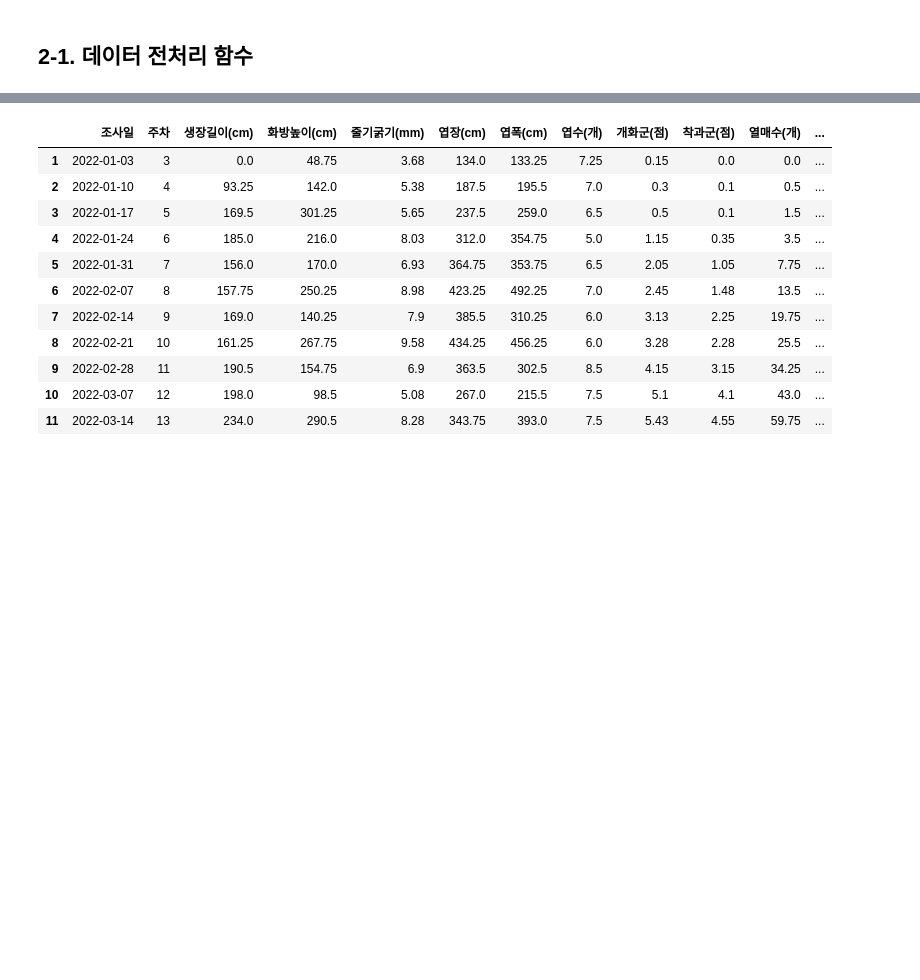
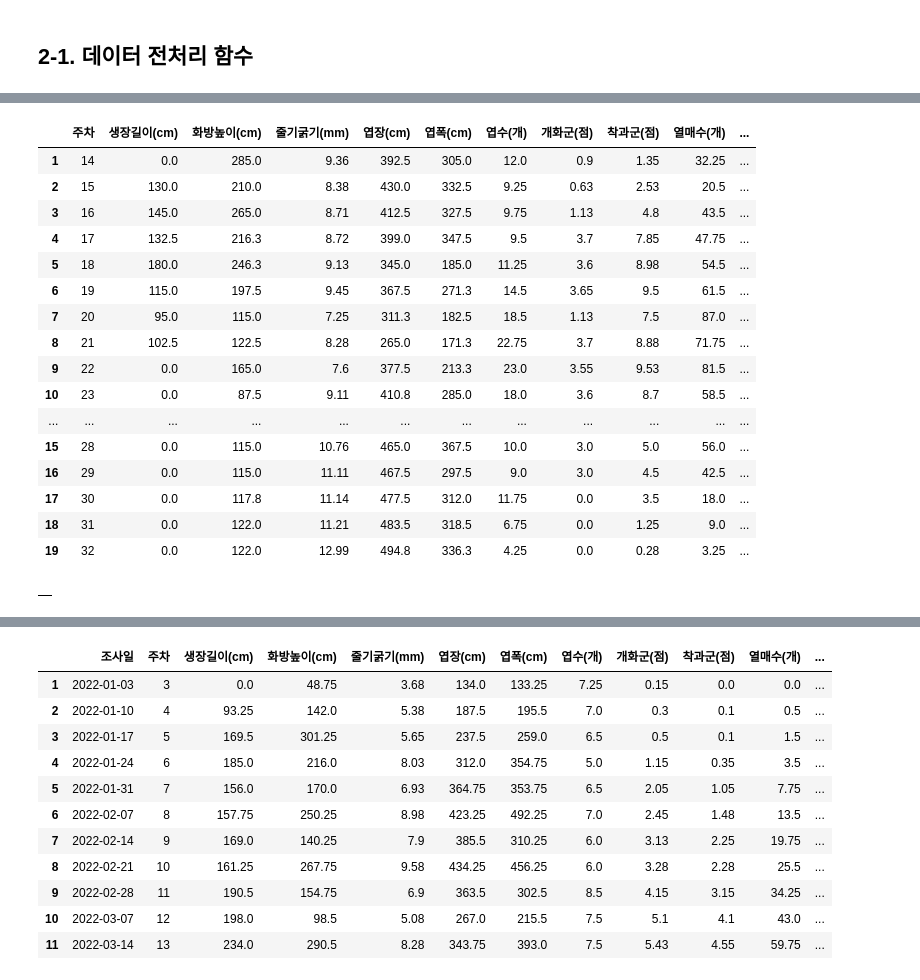
Before and after one commit to sexymonster/Projects, a Jupyter notebook: TeamProject/TomatoDataCustom.ipynb, the cells around one changed output, grey strips where cells are left out. Saved outputs shown, nothing was run; the diff lists cells and outputs as text; code cells hidden in the pictures; blank space fills up the shorter version.

```diff
--- a/TeamProject/TomatoDataCustom.ipynb
+++ b/TeamProject/TomatoDataCustom.ipynb
@@ -310,0 +560,24 @@ plt.show()
+# %%
+chulive
+# %% [output]
+|  | 주차 | 생장길이(cm) | 화방높이(cm) | 줄기굵기(mm) | 엽장(cm) | 엽폭(cm) | 엽수(개) | 개화군(점) | 착과군(점) | 열매수(개) | ... |
+| 1 | 14 | 0.0 | 285.0 | 9.36 | 392.5 | 305.0 | 12.0 | 0.9 | 1.35 | 32.25 | ... |
+| 2 | 15 | 130.0 | 210.0 | 8.38 | 430.0 | 332.5 | 9.25 | 0.63 | 2.53 | 20.5 | ... |
+| 3 | 16 | 145.0 | 265.0 | 8.71 | 412.5 | 327.5 | 9.75 | 1.13 | 4.8 | 43.5 | ... |
+| 4 | 17 | 132.5 | 216.3 | 8.72 | 399.0 | 347.5 | 9.5 | 3.7 | 7.85 | 47.75 | ... |
+| 5 | 18 | 180.0 | 246.3 | 9.13 | 345.0 | 185.0 | 11.25 | 3.6 | 8.98 | 54.5 | ... |
+| 6 | 19 | 115.0 | 197.5 | 9.45 | 367.5 | 271.3 | 14.5 | 3.65 | 9.5 | 61.5 | ... |
+| 7 | 20 | 95.0 | 115.0 | 7.25 | 311.3 | 182.5 | 18.5 | 1.13 | 7.5 | 87.0 | ... |
+| 8 | 21 | 102.5 | 122.5 | 8.28 | 265.0 | 171.3 | 22.75 | 3.7 | 8.88 | 71.75 | ... |
+| 9 | 22 | 0.0 | 165.0 | 7.6 | 377.5 | 213.3 | 23.0 | 3.55 | 9.53 | 81.5 | ... |
+| 10 | 23 | 0.0 | 87.5 | 9.11 | 410.8 | 285.0 | 18.0 | 3.6 | 8.7 | 58.5 | ... |
+| ... | ... | ... | ... | ... | ... | ... | ... | ... | ... | ... | ... |
+| 15 | 28 | 0.0 | 115.0 | 10.76 | 465.0 | 367.5 | 10.0 | 3.0 | 5.0 | 56.0 | ... |
+| 16 | 29 | 0.0 | 115.0 | 11.11 | 467.5 | 297.5 | 9.0 | 3.0 | 4.5 | 42.5 | ... |
+| 17 | 30 | 0.0 | 117.8 | 11.14 | 477.5 | 312.0 | 11.75 | 0.0 | 3.5 | 18.0 | ... |
+| 18 | 31 | 0.0 | 122.0 | 11.21 | 483.5 | 318.5 | 6.75 | 0.0 | 1.25 | 9.0 | ... |
+| 19 | 32 | 0.0 | 122.0 | 12.99 | 494.8 | 336.3 | 4.25 | 0.0 | 0.28 | 3.25 | ... |
+# %%
+chulive.corr()
+# %% [output]
+|  |
```
Also changed, not shown: parts of 71 cells of this notebook.
